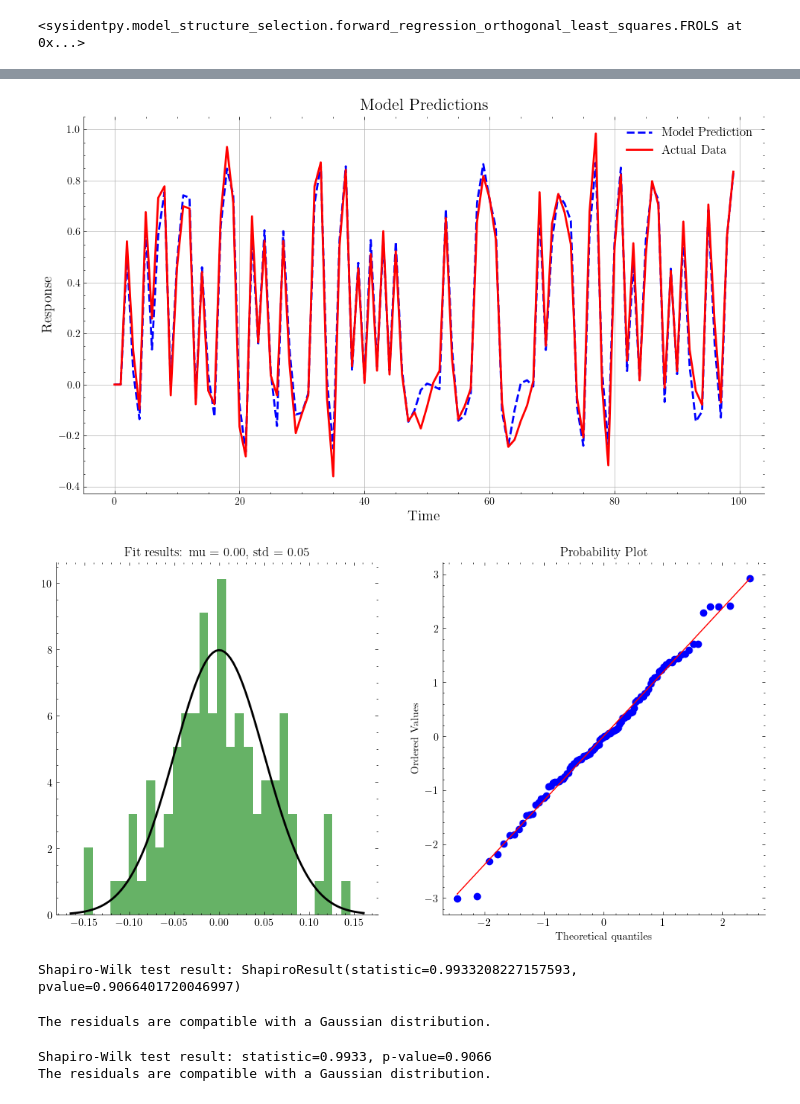
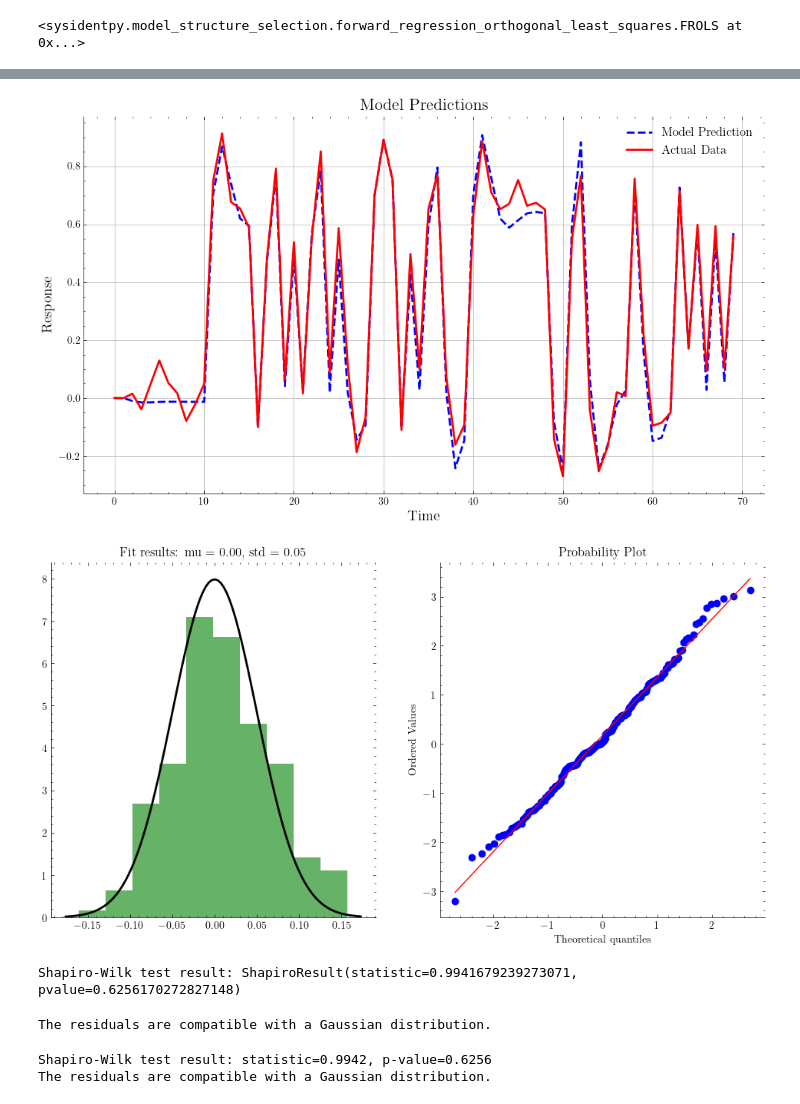
Before and after one commit to DTU-Teaching/Industrial-IoT-For-Digitization-Of-Electronic-Assets-2024, a Jupyter notebook: Module 3/code/Build an ARX model.ipynb, the cells around one changed output, grey strips where cells are left out. Drawn from its saved outputs; the diff is of its cells as text; code cells hidden in the pictures.

```diff
--- a/Module 3/code/Build an ARX model.ipynb
+++ b/Module 3/code/Build an ARX model.ipynb
@@ -78 +36,4 @@ Name: Parameters, dtype: float64
+# %%
+y_train, u_train = generate_siso_data(n=200, noise_level=0.05)
+y_test, u_test = generate_siso_data(n=200, noise_level=0.05)
 # %%
@@ -119,6 +151,6 @@ model = FROLS(
     basis_function=basis_function,
 )
 
-model.fit(X=x.reshape(-1,1), y=y.reshape(-1,1))
+model.fit(X=u_train.reshape(-1,1), y=y_train.reshape(-1,1))
 # %% [output]
 <sysidentpy.model_structure_selection.forward_regression_orthogonal_least_squares.FROLS at 0x...>
@@ -125,9 +180,9 @@ model.fit(X=x.reshape(-1,1), y=y.reshape(-1,1))
 # %%
-yhat = model.predict(X=x.reshape(-1,1), y=y.reshape(-1,1)).squeeze()
+yhat = model.predict(X=u_test.reshape(-1,1), y=y_test.reshape(-1,1)).squeeze()
 
 plt.figure(figsize=(10, 6))
-plt.plot(yhat, label='Model Prediction', color='blue', linewidth=2, linestyle='--')
-plt.plot(y, label='Actual Data', color='red', linewidth=2)
+plt.plot(yhat[:STEPS], label='Model Prediction', color='blue', linewidth=2, linestyle='--')
+plt.plot(y_test[:STEPS], label='Actual Data', color='red', linewidth=2)
 
 # Enhancing the plot with additional features
 plt.title('Model Predictions', fontsize=16)
@@ -140,4 +195,4 @@ plt.tight_layout()
 #plt.savefig('response_yhat.pdf', format='pdf')
 plt.show()
 # %% [output]
-[figure, old version]
+[figure, new version]
@@ -169,39 +203,39 @@ import matplotlib.pyplot as plt
 
 # Assuming y and yhat are your actual and predicted values, which should be numpy arrays
 # Calculate residuals
-residuals = y - yhat
+residuals = y_test - yhat
 
 # Shapiro-Wilk test for normality
 shapiro_test = stats.shapiro(residuals)
 
 # Compare with a Gaussian distribution
 mu = 0
 sigma = 0.05
 z_scores = (residuals - mu) / sigma
 
 # Plotting
 plt.figure(figsize=(12, 6))
 
 # Histogram of the residuals
 plt.subplot(1, 2, 1)
-plt.hist(residuals, bins=30, density=True, alpha=0.6, color='g')
+plt.hist(residuals, bins=10, density=True, alpha=0.6, color='g')
 xmin, xmax = plt.xlim()
 x = np.linspace(xmin, xmax, 100)
 p = stats.norm.pdf(x, mu, sigma)
 plt.plot(x, p, 'k', linewidth=2)
 title = "Fit results: mu = %.2f,  std = %.2f" % (mu, sigma)
 plt.title(title)
 
 # QQ plot
 plt.subplot(1, 2, 2)
 stats.probplot(z_scores, dist="norm", plot=plt)
 plt.show()
 
 # Output the results of the Shapiro-Wilk test
 print("Shapiro-Wilk test result:", shapiro_test)
 # %% [output]
-[figure, old version]
+[figure, new version]
-Shapiro-Wilk test result: ShapiroResult(statistic=0.9933208227157593, pvalue=0.9066401720046997)
+Shapiro-Wilk test result: ShapiroResult(statistic=0.9941679239273071, pvalue=0.6256170272827148)
 # %%
 # Determine if residuals are compatible with Gaussian distribution
 p_value_threshold = 0.05
@@ -214,7 +248,7 @@ The residuals are compatible with a Gaussian distribution.
 # %%
 from matplotlib.backends.backend_pdf import PdfPages
 
-residuals = y - yhat
+residuals = y_test - yhat
 
 # Shapiro-Wilk test for normality
 shapiro_test = stats.shapiro(residuals)
@@ -260,5 +294,5 @@ compatibility_result = "The residuals are compatible with a Gaussian distributio
 print(f"Shapiro-Wilk test result: statistic={shapiro_test[0]:.4f}, p-value={shapiro_test[1]:.4f}")
 print("The residuals are compatible with a Gaussian distribution." if shapiro_test[1] > 0.05 else "The residuals are not compatible with a Gaussian distribution.")
 # %% [output]
-Shapiro-Wilk test result: statistic=0.9933, p-value=0.9066
+Shapiro-Wilk test result: statistic=0.9942, p-value=0.6256
 The residuals are compatible with a Gaussian distribution.
```
Also changed, not shown: parts of 24 cells of this notebook.
